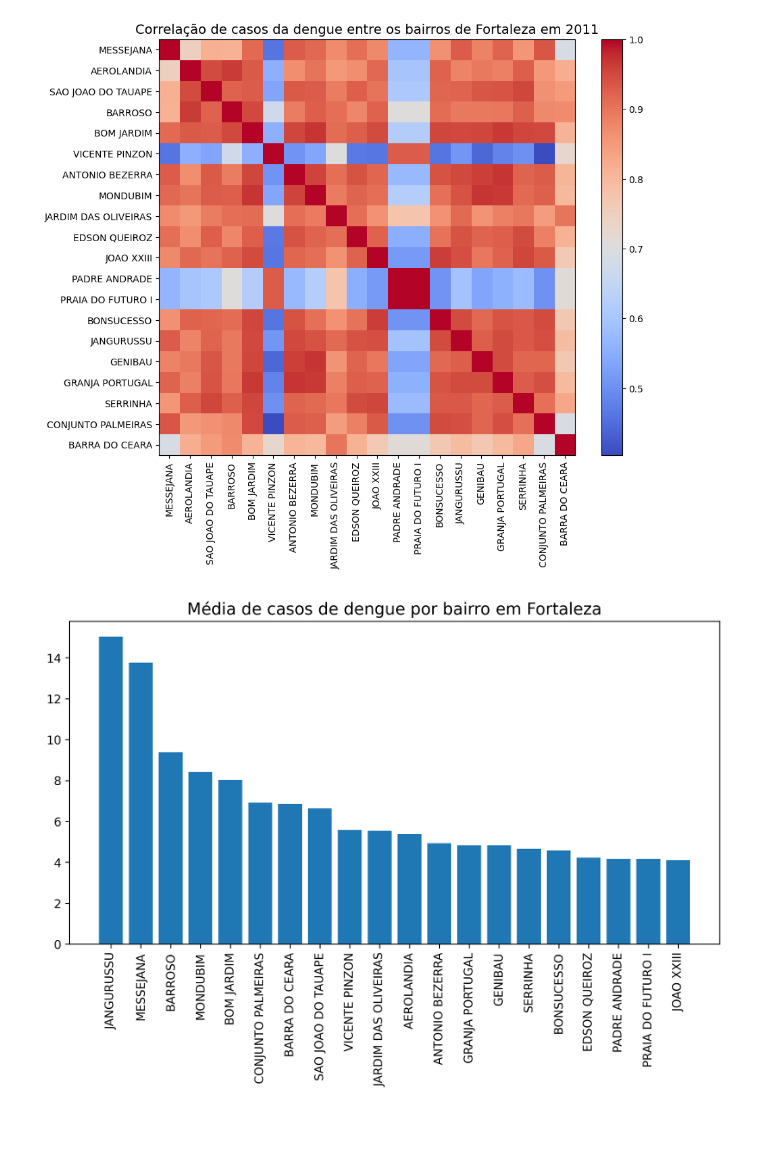
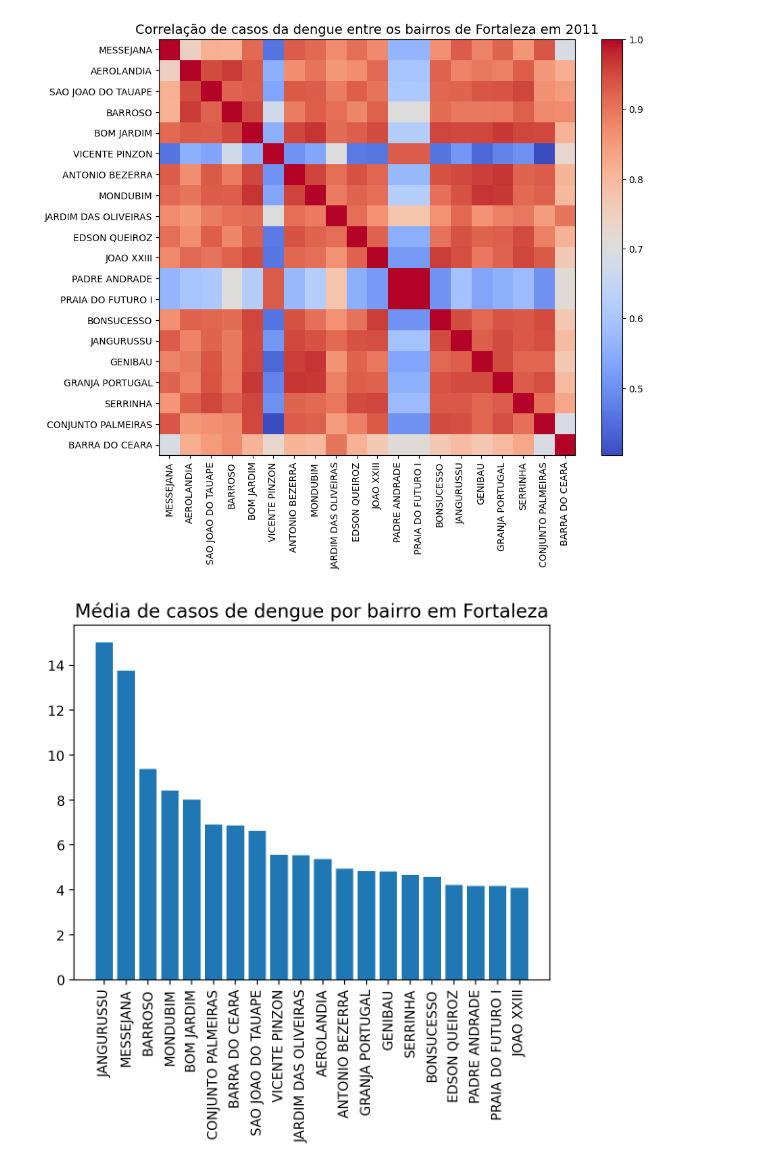
Before and after one commit to clairtonluz/MBA-em-ciencia-de-dados, a Jupyter notebook: Previsão de Series Temporais/exercicios/EXERCICIO_2.ipynb, the cells around one changed output. Saved outputs shown, nothing was run; the diff lists cells and outputs as text; code cells hidden in the pictures; blank space fills up the shorter version.

```diff
--- a/Previsão de Series Temporais/exercicios/EXERCICIO_2.ipynb
+++ b/Previsão de Series Temporais/exercicios/EXERCICIO_2.ipynb
@@ -375,10 +375,11 @@ plt.show()
 # %%
 # verifique o valor médio de casos de dengue por bairro
 mediaCasos = df_original[topBairros].mean().sort_values(ascending=False)
 
+plt.figure(dpi=200)
 plt.bar(mediaCasos.index, mediaCasos)
 plt.xticks(rotation=90)
 plt.title('Média de casos de dengue por bairro em Fortaleza', fontsize=14)
 plt.show()
 # %% [output]
-[figure, old version]
+[figure, new version]
```
Also changed, not shown: parts of 2 cells of this notebook.
